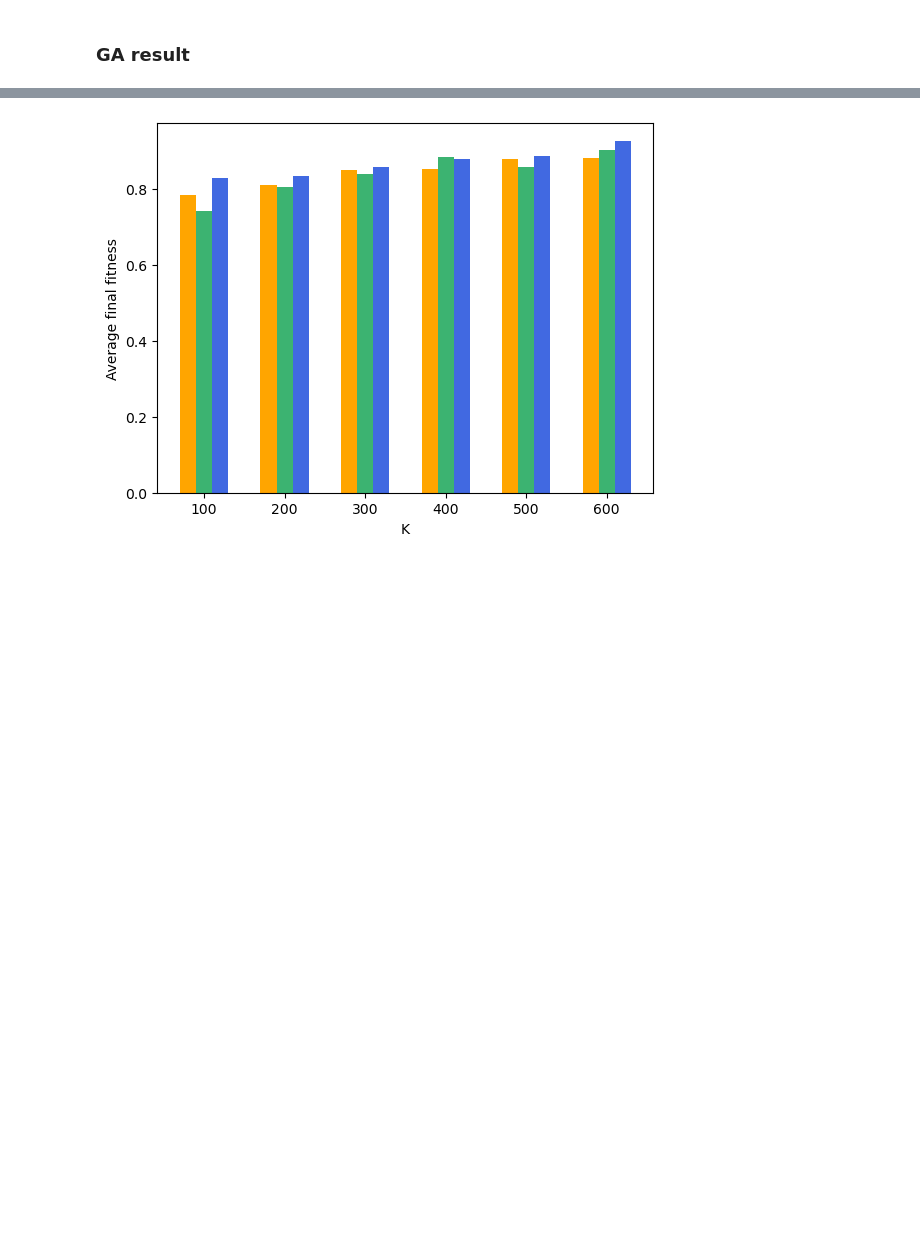
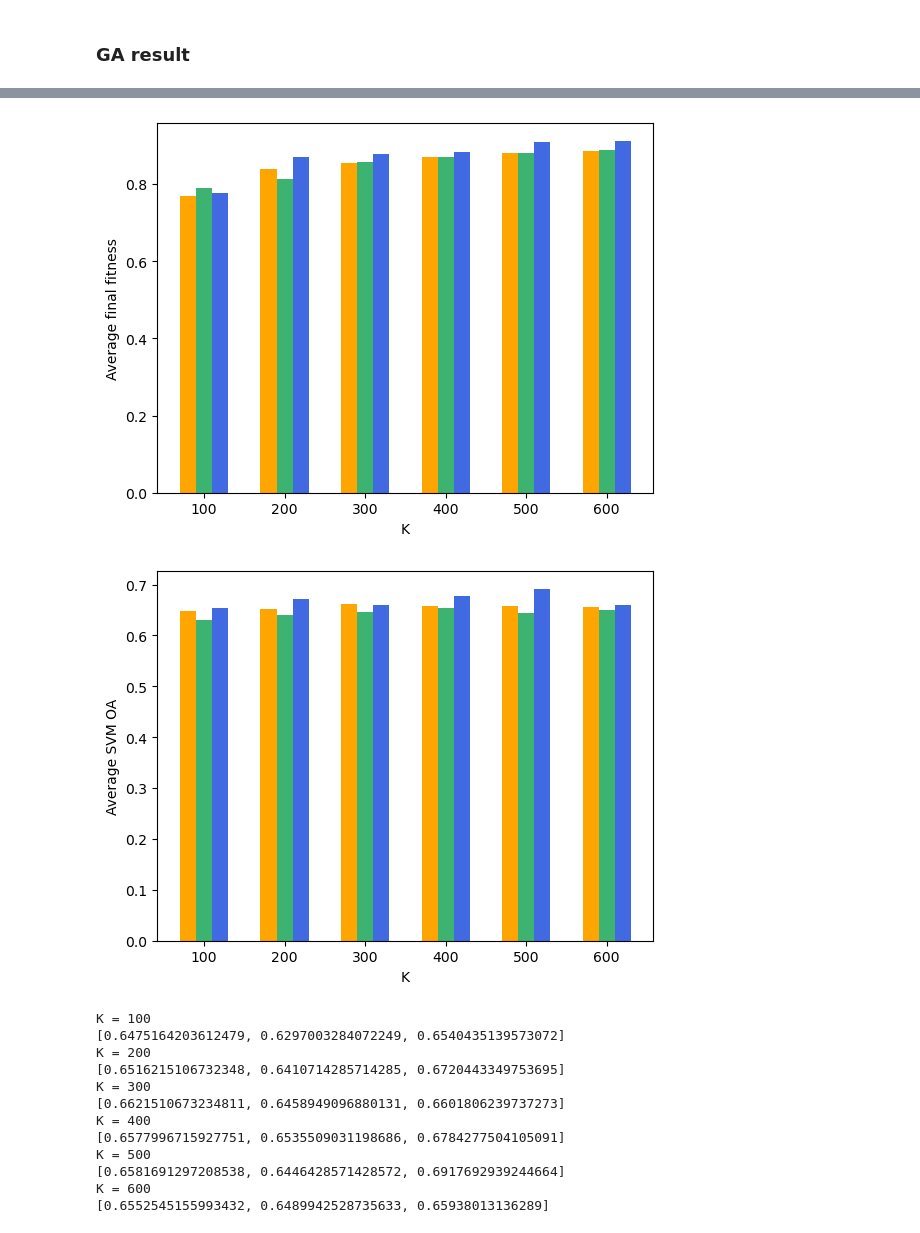
Before and after one commit to GeckSpy/M1-internship-SSGA, a Jupyter notebook: code/SPresult.ipynb, the cells around one changed output, grey strips where cells are left out. Saved outputs shown, nothing was run; the diff lists cells and outputs as text; code cells hidden in the pictures; blank space fills up the shorter version.

Commit message:
added SVM accuracy

```diff
--- a/code/SPresult.ipynb
+++ b/code/SPresult.ipynb
@@ -313,7 +315,7 @@ for b in [True, False]:
 # %% [markdown]
 ### Visual result
 # %%
-K = 300
+K = 200
 
 fig, axs = plt.subplots(1, len(SPsDic[K]))
 fig.set_size_inches(20,30)
@@ -342,6 +344,7 @@ for b in [True, False]:
             for y in range(M):
                 if usedDataset["gt"][x,y]==0:
                     new_img[x,y] = 0
+        new_img[0,0] = max(usedDataset["labels"])
         axs[i].imshow(new_img)
         axs[i].title.set_text(titles[i])
         axs[i].axis("off")
@@ -351,7 +354,9 @@ for b in [True, False]:
     fig, axs = plt.subplots(1, len(classifiers)+1)
     fig.set_size_inches(20,30)
     for i in range(len(imgs)):
-        axs[i].imshow(imgs[i])
+        new_img = imgs[i].copy()
+        new_img[0,0] = max(usedDataset["labels"])
+        axs[i].imshow(new_img)
         axs[i].title.set_text(titles[i])
         axs[i].axis("off")
     plt.show()
@@ -365,6 +370,7 @@ for b in [True, False]:
             for y in range(M):
                 if usedDataset["gt"][x,y]!=0 and usedDataset["gt"][x,y]!=imgs[i][x,y]:
                     new_img[x,y] = 1
+
         axs[i-1].imshow(new_img)
         axs[i-1].title.set_text(titles[i])
         axs[i-1].axis("off")
@@ -378,6 +384,7 @@ for b in [True, False]:
             for y in range(M):
                 if usedDataset["gt"][x,y]!=imgs[i][x,y]:
                     new_img[x,y] = 1
+
         axs[i-1].imshow(new_img)
         axs[i-1].title.set_text(titles[i])
         axs[i-1].axis("off")
@@ -496,17 +565,32 @@ class Param:
     Pm1 = 0.02
     Pm2 = 0.1
 
+pourcents = {
+    Data.IndianPines["name"]: 0.05,
+    Data.PaviaUniversity["name"]: 0.02,
+    Data.PaviaCenter["name"]: 0.01
+}
 
 best_fitness = {K:[0 for _ in range(len(datas))] for K in Ks}
+best_accuracy = {K:[0 for _ in range(len(datas))] for K in Ks}
 
-A = 1
+trainingData = usedDataset["data"]
+A = 5
 for K in Ks:
     print("K:", K)
     for i in range(len(datas)):
-        for _ in range(A):
+        for a in range(A):
+            print(a, end=" ")
             SPs = SPsDic[K][i]
-            pop, fitness = SSGA(usedDataset["data"], 9, K, Param.GN, Param.NP, Param.Pc, Param.Pm1, Param.Pm2, False, SP=SPs)
+            pop, fitness = SSGA(trainingData, 9, K, Param.GN, Param.NP, Param.Pc, Param.Pm1, Param.Pm2, False, SP=SPs)
             best_fitness[K][i] += fitness[0]
+
+            bands = pop[0]
+            X_train,y_train, X_test,y_test, weights = split_data(usedDataset, pourcents[usedDataset["name"]], bands)
+            best_accuracy[K][i] += SVM_accuracy(X_train,y_train, X_test,y_test)
+
         best_fitness[K][i] /= A
+        best_accuracy[K][i] /= A
+        print()
 # %% [output]
 K: 100
@@ -518,4 +613,21 @@ K: 600
 # %%
 plot_info(best_fitness, "Average final fitness")
+plot_info(best_accuracy, "Average SVM OA")
+for K in Ks:
+    print("K =", K)
+    print(best_accuracy[K])
 # %% [output]
-[figure, old version]
+[figure, new version]
+[figure, added]
+K = 100
+[0.6475164203612479, 0.6297003284072249, 0.6540435139573072]
+K = 200
+[0.6516215106732348, 0.6410714285714285, 0.6720443349753695]
+K = 300
+[0.6621510673234811, 0.6458949096880131, 0.6601806239737273]
+K = 400
+[0.6577996715927751, 0.6535509031198686, 0.6784277504105091]
+K = 500
+[0.6581691297208538, 0.6446428571428572, 0.6917692939244664]
+K = 600
+[0.6552545155993432, 0.6489942528735633, 0.65938013136289]
```
Also changed, not shown: parts of 7 cells of this notebook.
